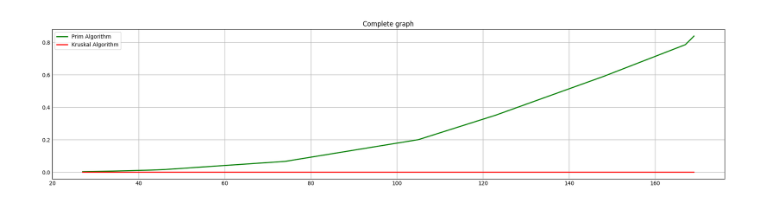
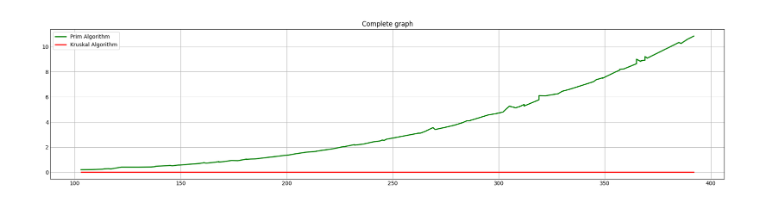
Before and after one commit to alinaserinet/algo-motion, a Jupyter notebook: prim_kruskal.ipynb, the cells around one changed output. Cells and saved outputs as stored; diff of their text form; code cells hidden in the pictures.

Commit message:
feat: run prim for more times

```diff
--- a/prim_kruskal.ipynb
+++ b/prim_kruskal.ipynb
@@ -52,7 +52,7 @@ def draw_chart(x, y, z, title):
 
     plt.show()
 # %%
-def benchmark(repetitions_count, matrix_size_range = (0, 200)):
+def benchmark(repetitions_count, matrix_size_range = (10, 200)):
     prim_elapsed_times = np.zeros(repetitions_count)
     kruskal_elapsed_times = np.zeros(repetitions_count)
     graph_sizes = np.zeros(repetitions_count, dtype=np.int16)
@@ -80,7 +80,7 @@ def benchmark(repetitions_count, matrix_size_range = (0, 200)):
 
     return graph_sizes, prim_elapsed_times, kruskal_elapsed_times
 # %%
-nodes_count, prim_times, kruskal_times = benchmark(10)
+nodes_count, prim_times, kruskal_times = benchmark(100, (100, 400))
 draw_chart(nodes_count, prim_times, kruskal_times, "Complete graph")
 # %% [output]
-[figure, old version]
+[figure, new version]
```
